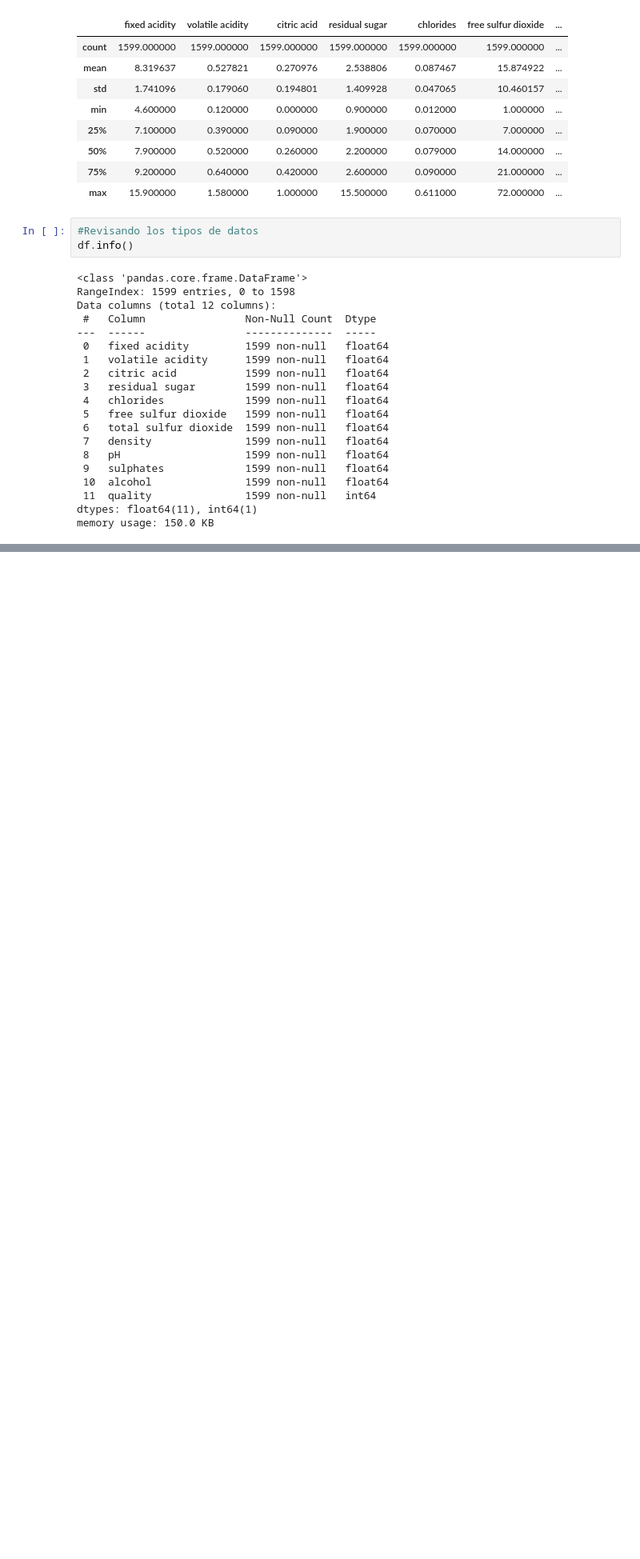
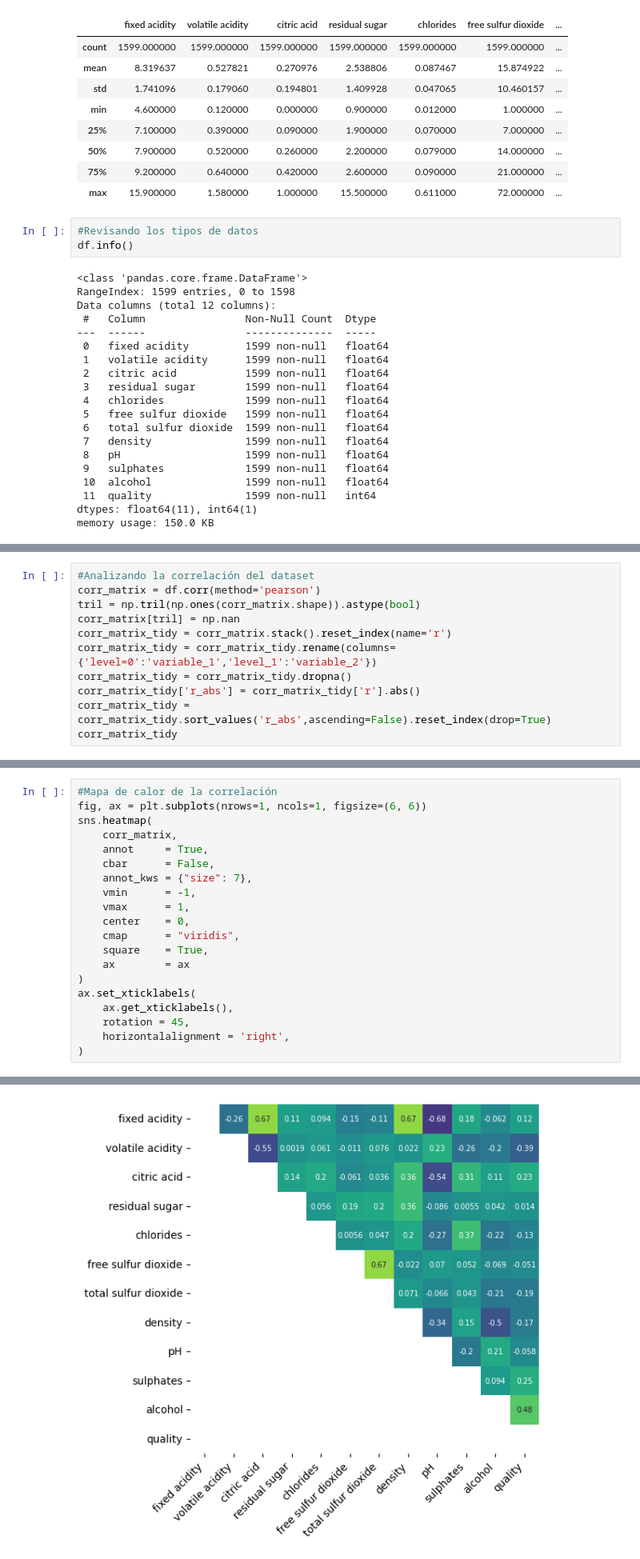
Before and after one commit to Heyder07/VisualBigData, a Jupyter notebook: 6. Trabajos extraclase/Challenge_2_Intermedio.ipynb, the cells around one changed output, grey strips where cells are left out. Shown at 80% size. Saved outputs shown, nothing was run; the diff lists cells and outputs as text; blank space fills up the shorter version.

```diff
--- a/6. Trabajos extraclase/Challenge_2_Intermedio.ipynb
+++ b/6. Trabajos extraclase/Challenge_2_Intermedio.ipynb
@@ -87,0 +97,11 @@ memory usage: 150.0 KB
+# %%
+#Analizando la correlación del dataset
+corr_matrix = df.corr(method='pearson')
+tril = np.tril(np.ones(corr_matrix.shape)).astype(bool)
+corr_matrix[tril] = np.nan
+corr_matrix_tidy = corr_matrix.stack().reset_index(name='r')
+corr_matrix_tidy = corr_matrix_tidy.rename(columns={'level=0':'variable_1','level_1':'variable_2'})
+corr_matrix_tidy = corr_matrix_tidy.dropna()
+corr_matrix_tidy['r_abs'] = corr_matrix_tidy['r'].abs()
+corr_matrix_tidy = corr_matrix_tidy.sort_values('r_abs',ascending=False).reset_index(drop=True)
+corr_matrix_tidy
@@ -87,0 +122,21 @@ memory usage: 150.0 KB
+# %%
+#Mapa de calor de la correlación
+fig, ax = plt.subplots(nrows=1, ncols=1, figsize=(6, 6))
+sns.heatmap(
+    corr_matrix,
+    annot     = True,
+    cbar      = False,
+    annot_kws = {"size": 7},
+    vmin      = -1,
+    vmax      = 1,
+    center    = 0,
+    cmap      = "viridis",
+    square    = True,
+    ax        = ax
+)
+ax.set_xticklabels(
+    ax.get_xticklabels(),
+    rotation = 45,
+    horizontalalignment = 'right',
+)
+# %% [output]
@@ -87,0 +155 @@ memory usage: 150.0 KB
+[figure, added]
```
Also changed, not shown: parts of 5 cells of this notebook.
